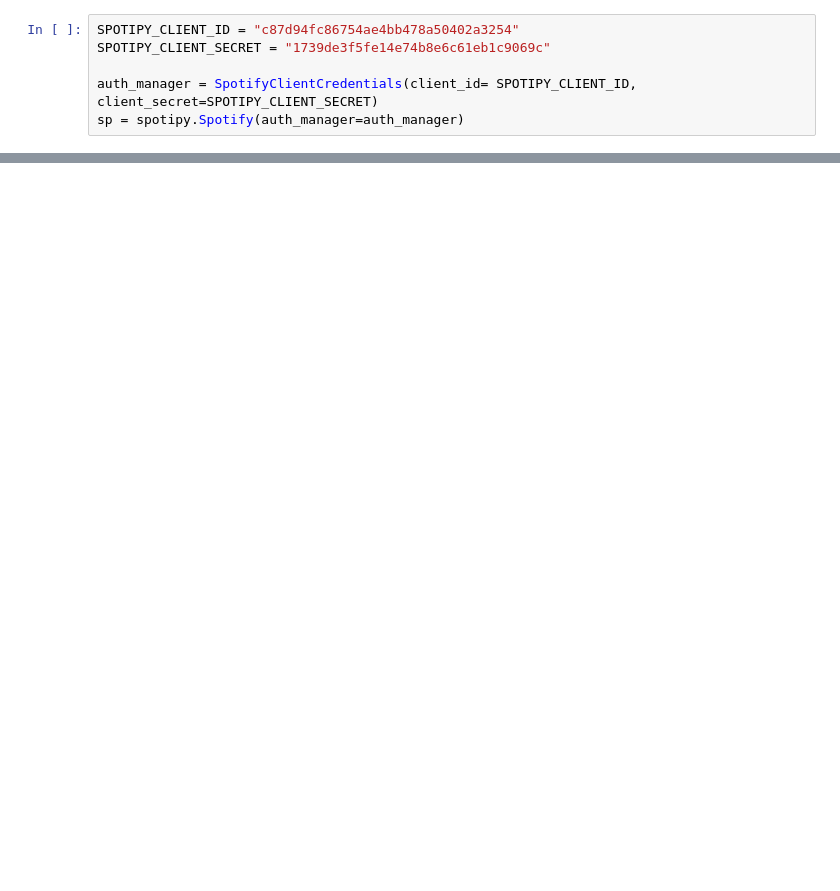
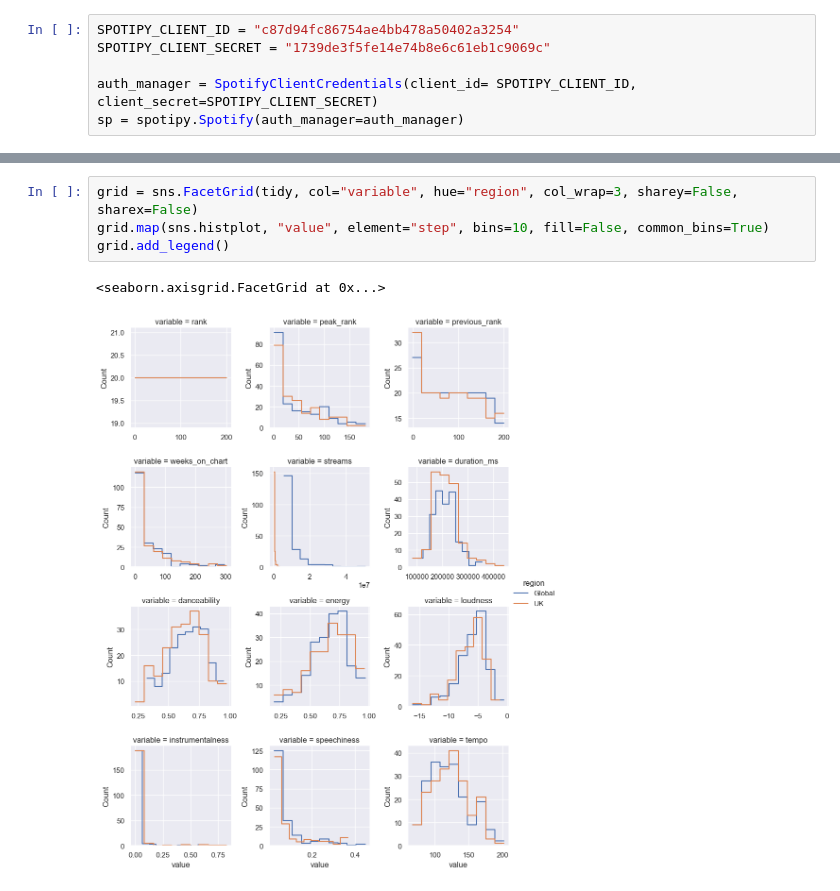
Before and after one commit to aeroniemi/sdpa-coursework, a Jupyter notebook: dataAnalytics/index.ipynb, the cells around one changed output, grey strips where cells are left out. Cells and saved outputs as stored; diff of their text form; blank space fills up the shorter version.

```diff
--- a/dataAnalytics/index.ipynb
+++ b/dataAnalytics/index.ipynb
@@ -162,0 +223,7 @@ with open('data/output/unique_with_details.json', 'w', encoding='utf-8') as file
+# %%
+grid = sns.FacetGrid(tidy, col="variable", hue="region", col_wrap=3, sharey=False, sharex=False)
+grid.map(sns.histplot, "value", element="step", bins=10, fill=False, common_bins=True)
+grid.add_legend()
+# %% [output]
+<seaborn.axisgrid.FacetGrid at 0x...>
+[figure, added]
```
Also changed, not shown: parts of 73 cells of this notebook, 10 other files.
